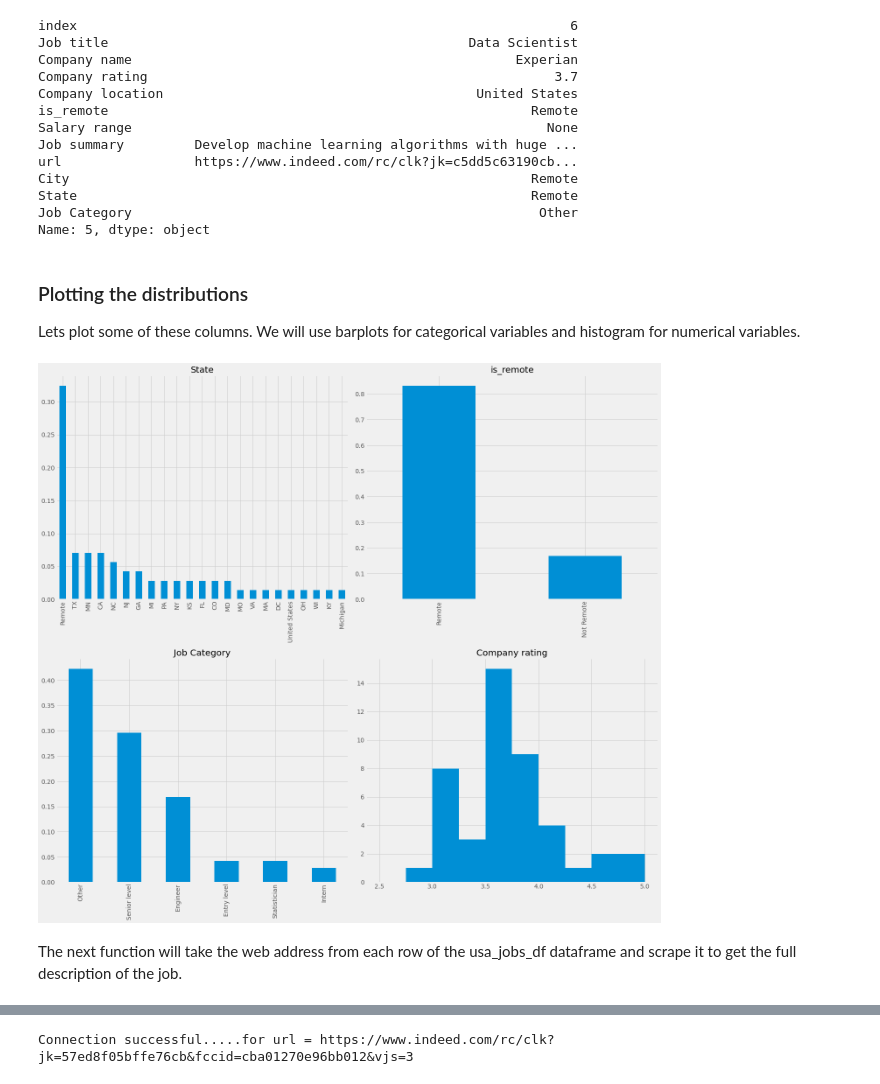
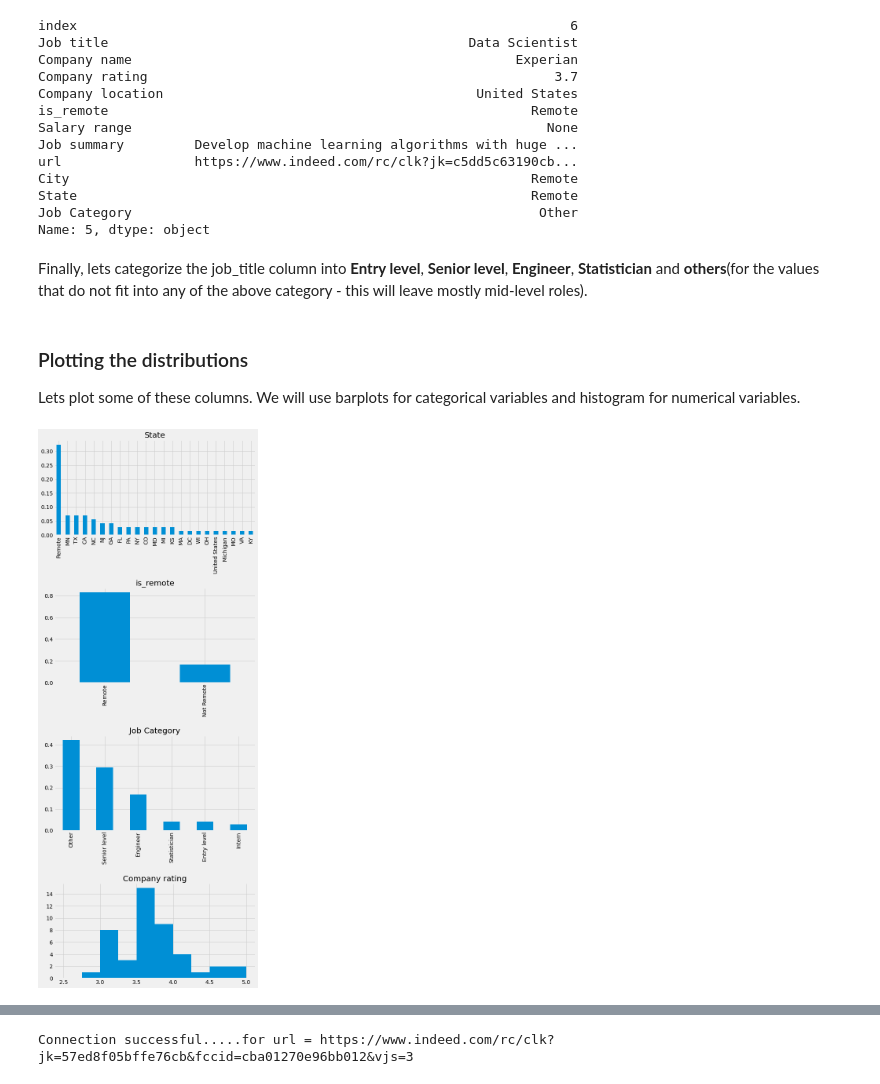
Before and after one commit to plasmagirl/Web-Scraping-Job-Postings, a Jupyter notebook: Indeed-Website-Scraping.ipynb, the cells around one changed output, grey strips where cells are left out. Drawn from its saved outputs; the diff is of its cells as text; code cells hidden in the pictures.

```diff
--- a/Indeed-Website-Scraping.ipynb
+++ b/Indeed-Website-Scraping.ipynb
@@ -503,6 +521,8 @@ City                                                           Remote
 State                                                          Remote
 Job Category                                                    Other
 Name: 5, dtype: object
+# %% [markdown]
+Finally, lets categorize the job_title column into **Entry level**, **Senior level**, **Engineer**, **Statistician** and **others**(for the values that do not fit into any of the above category - this will leave mostly mid-level roles).
 # %%
 def title_category(job_title):
     """
@@ -527,21 +547,21 @@ usa_jobs_df['Job Category'] = usa_jobs_df['Job title'].apply(title_category)
 ### Plotting the distributions
 
 Lets plot some of these columns. We will use barplots for categorical variables and histogram for numerical variables.
+# %%
+usa_jobs_df = pd.read_csv('usa_jobs.csv')
 # %%
 cols = ['State', 'is_remote', 'Job Category', 'Company rating']
 
-fig = plt.figure(figsize=(20,18))
+fig = plt.figure(figsize=(8,20))
 for i,j in enumerate(cols):
-    ax = plt.subplot(2,2,i+1)
+    ax = plt.subplot(4,1,i+1)
     if j == 'Company rating':
         usa_jobs_df[j].hist(bins=10, range=(2.5,5), ax=ax)
     else:
         usa_jobs_df[j].value_counts(normalize=True).plot(kind='bar', ax=ax)
     ax.set_title(j)
 
 #plt.suptitle('Distribution of columns in usa_jobs dataframe')
 plt.tight_layout()
 # %% [output]
-[figure, old version]
+[figure, new version]
-# %% [markdown]
-The next function will take the web address from each row of the usa_jobs_df dataframe and scrape it to get the full description of the job.
```
Also changed, not shown: parts of 22 cells of this notebook.
